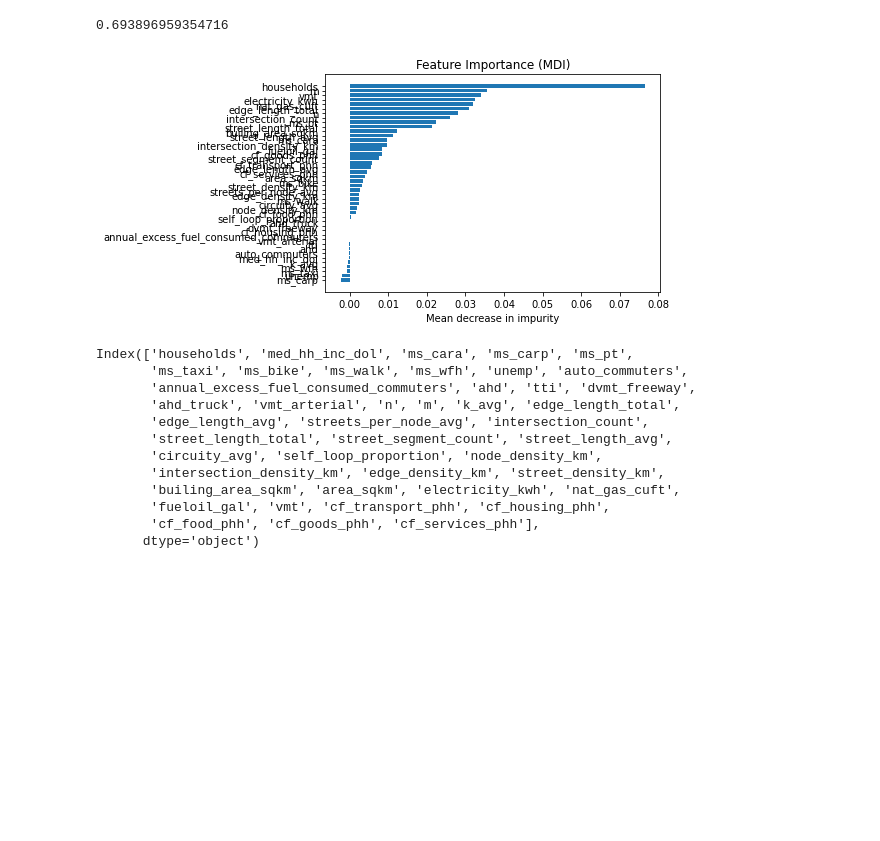
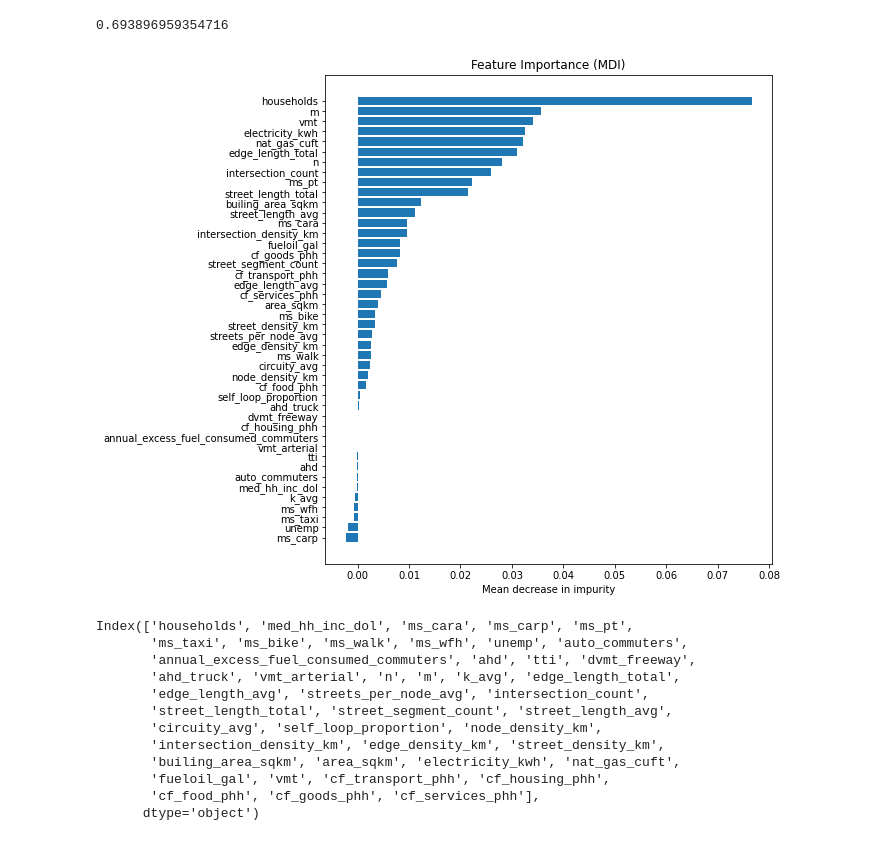
Before and after one commit to narslab/msa-emission-typologies, a Jupyter notebook: bin/jupyter/explanatory-plots.ipynb, the cells around one changed output. Saved outputs shown, nothing was run; the diff lists cells and outputs as text; code cells hidden in the pictures; blank space fills up the shorter version.

```diff
--- a/bin/jupyter/explanatory-plots.ipynb
+++ b/bin/jupyter/explanatory-plots.ipynb
@@ -229,16 +229,17 @@ tree_importances = pd.Series(result.importances_mean, index=X.columns)
 # %%
 # sort features according to importance
 sorted_idx = np.argsort(tree_importances)
 pos = np.arange(sorted_idx.shape[0])
 
+plt.figure(figsize=(8,9))
 # plot feature importances
 plt.barh(pos, tree_importances[sorted_idx], align="center")
 
 plt.yticks(pos, np.array(X.columns)[sorted_idx])
 plt.title("Feature Importance (MDI)")
 plt.xlabel("Mean decrease in impurity");
 # %% [output]
-[figure, old version]
+[figure, new version]
 # %%
 X.columns
 # %% [output]
```
Also changed, not shown: parts of 1 cell of this notebook, 1 other file.
